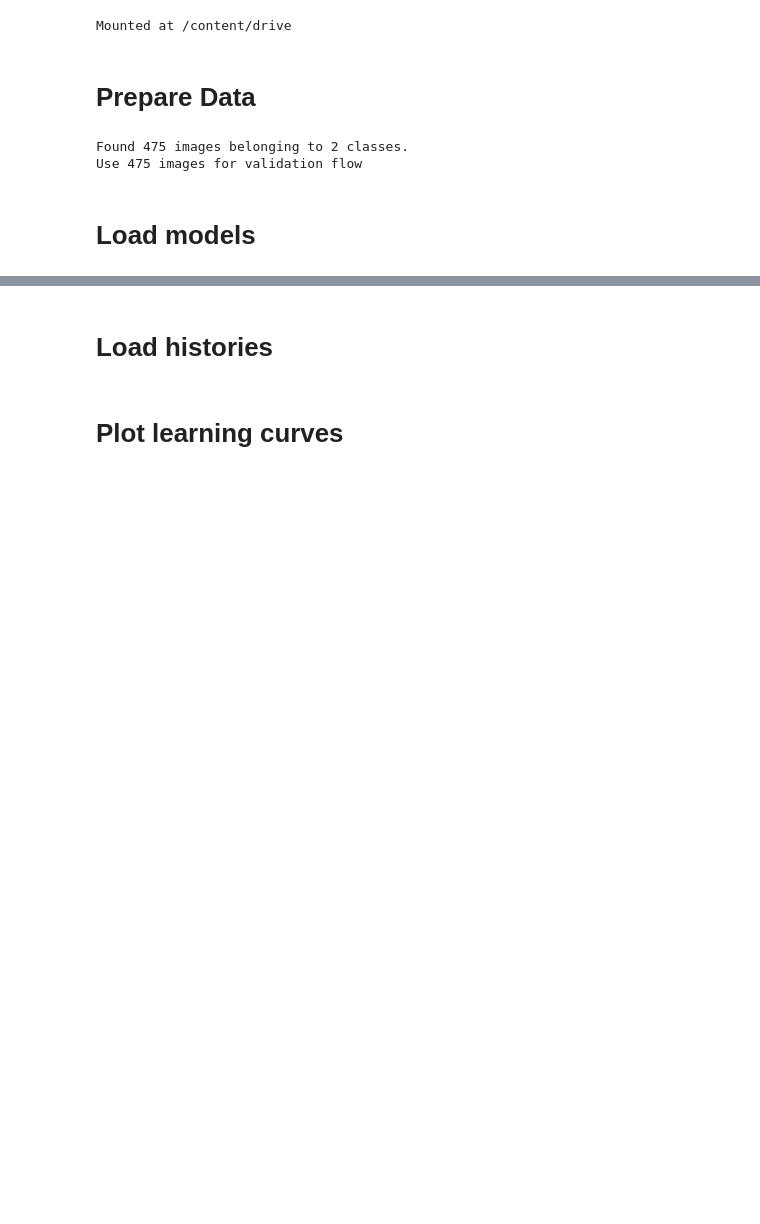
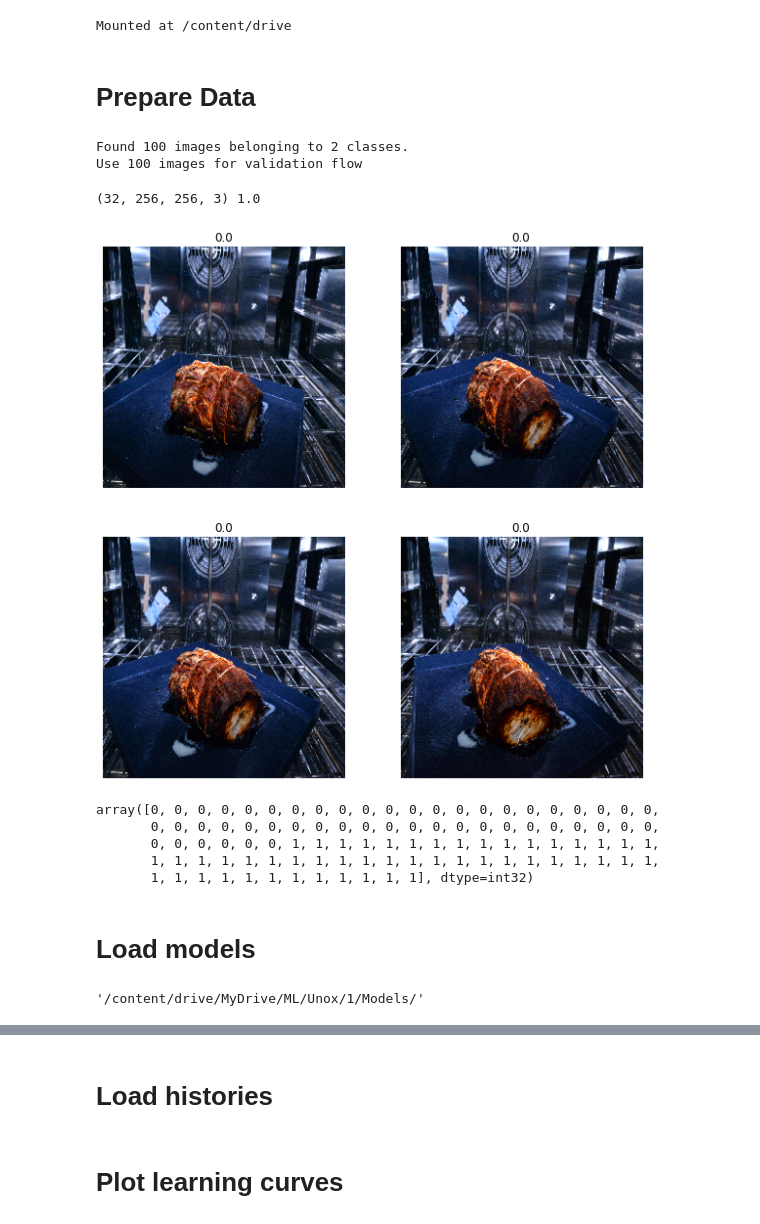
Before and after one commit to PashaIanko/Hackathon.Food-Digitalization, a Jupyter notebook: models_evaluation.ipynb, the cells around one changed output, grey strips where cells are left out. Cells and saved outputs as stored; diff of their text form; code cells hidden in the pictures; blank space fills up the shorter version.

Commit message:
code ready for models evaluation

```diff
--- a/models_evaluation.ipynb
+++ b/models_evaluation.ipynb
@@ -20,8 +20,8 @@ from tensorflow.keras.preprocessing.image import ImageDataGenerator
 from tensorflow.keras.models import load_model
 # %%
 class DataProperties:
-    main_dir = '/content/drive/MyDrive/ML/Datasets/4.Food5k/'
-    validation_dir = main_dir + 'validation/'
+    main_dir = '/content/drive/MyDrive/ML/Datasets/5.Unox/'
+    # validation_dir = main_dir + 'validation/'
     train_dir = main_dir + 'train/'
     test_dir = main_dir + 'test/'
 
@@ -61,7 +61,7 @@ def prepare_validation_data(target_shape):
     )
 
     val_flow = val_generator.flow_from_directory(
-        directory = DataProperties.validation_dir,
+        directory = DataProperties.test_dir,
 
         target_size = target_shape,
         color_mode = 'rgb',
@@ -77,14 +77,65 @@ def prepare_validation_data(target_shape):
 
     return val_flow
 
-val_flow = prepare_validation_data(
+test_flow = prepare_validation_data(
     target_shape = target_shapes['CNN']
 )
 # %% [output]
-Found 475 images belonging to 2 classes.
-Use 475 images for validation flow
+Found 100 images belonging to 2 classes.
+Use 100 images for validation flow
+# %%
+def visualize(batch, labels, n_subplots, class_indices, figsize = (15, 15)):
+    plt.figure(figsize = figsize)
+    for i in range(n_subplots): #(batch_size):
+        ax = plt.subplot(
+            int(np.sqrt(n_subplots)),
+            int(np.sqrt(n_subplots)),
+            i + 1
+        )
+        plt.imshow(batch[i])
+        plt.title(labels[i])
+        # plt.title(get_class_name(class_indices, labels[i]))
+        plt.axis("off")
+
+def visualize_flow(n, flow):
+
+    how_many_to_show = n
+    # flow = train_flow
+    for _ in range(1):
+        batch, labels = flow.next()
+        print(batch.shape, np.max(batch))
+        assert np.max(batch) <= 1.01
+        assert np.min(batch) >= 0.0
+
+        visualize(
+            batch,
+            labels,
+            how_many_to_show,
+            class_indices = flow.class_indices,
+            figsize=(10, 10)
+        )
+
+visualize_flow(
+    4,
+    test_flow
+)
+# %% [output]
+(32, 256, 256, 3) 1.0
+[figure, added]
+# %%
+test_flow.classes
+# %% [output]
+array([0, 0, 0, 0, 0, 0, 0, 0, 0, 0, 0, 0, 0, 0, 0, 0, 0, 0, 0, 0, 0, 0,
+       0, 0, 0, 0, 0, 0, 0, 0, 0, 0, 0, 0, 0, 0, 0, 0, 0, 0, 0, 0, 0, 0,
+       0, 0, 0, 0, 0, 0, 1, 1, 1, 1, 1, 1, 1, 1, 1, 1, 1, 1, 1, 1, 1, 1,
+       1, 1, 1, 1, 1, 1, 1, 1, 1, 1, 1, 1, 1, 1, 1, 1, 1, 1, 1, 1, 1, 1,
+       1, 1, 1, 1, 1, 1, 1, 1, 1, 1, 1, 1], dtype=int32)
 # %% [markdown]
 # Load models
+# %%
+DataProperties.model_save_dir
+# %% [output]
+'/content/drive/MyDrive/ML/Unox/1/Models/'
 # %%
 def load_all_models(names_list):
 
```
Also changed, not shown: parts of 5 cells of this notebook.
